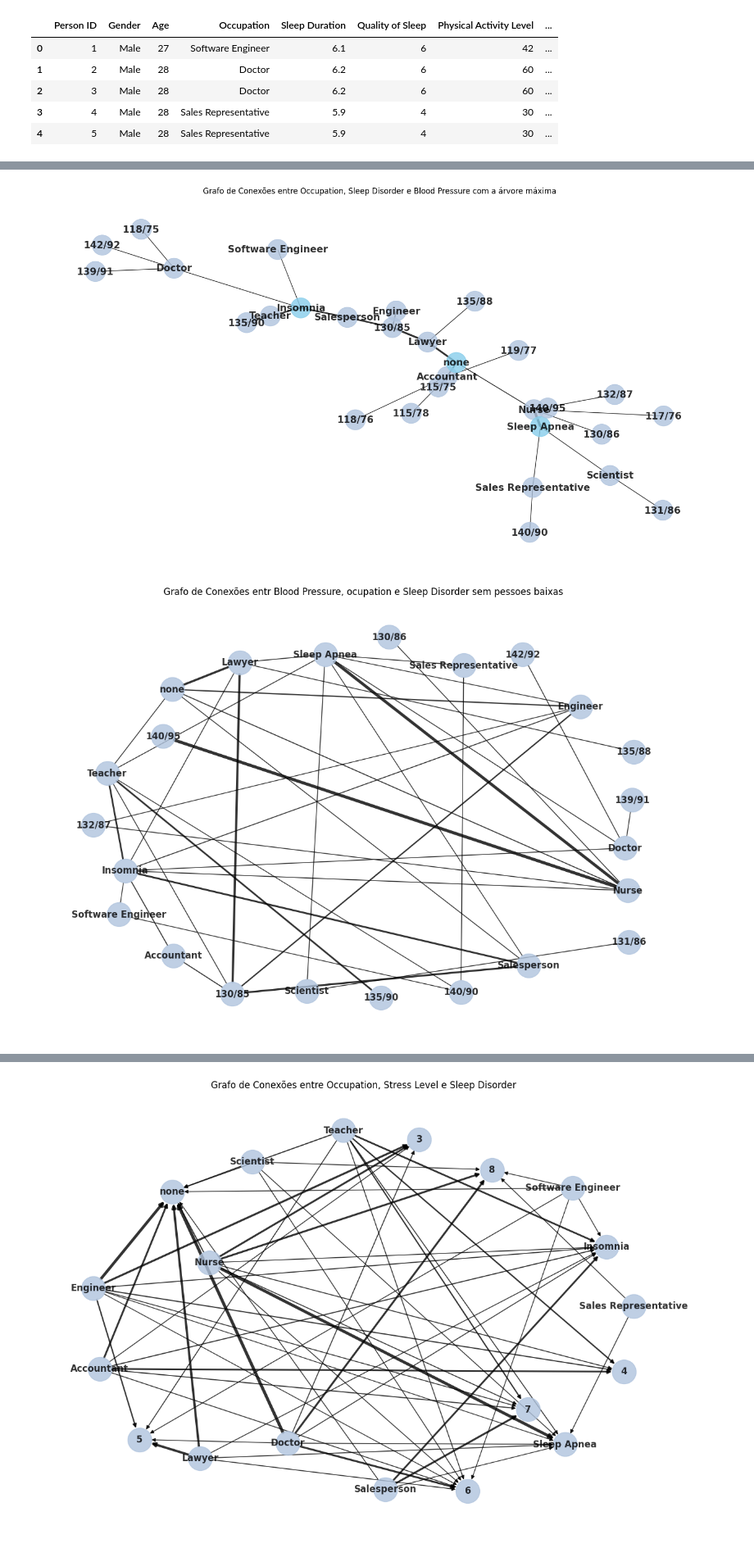
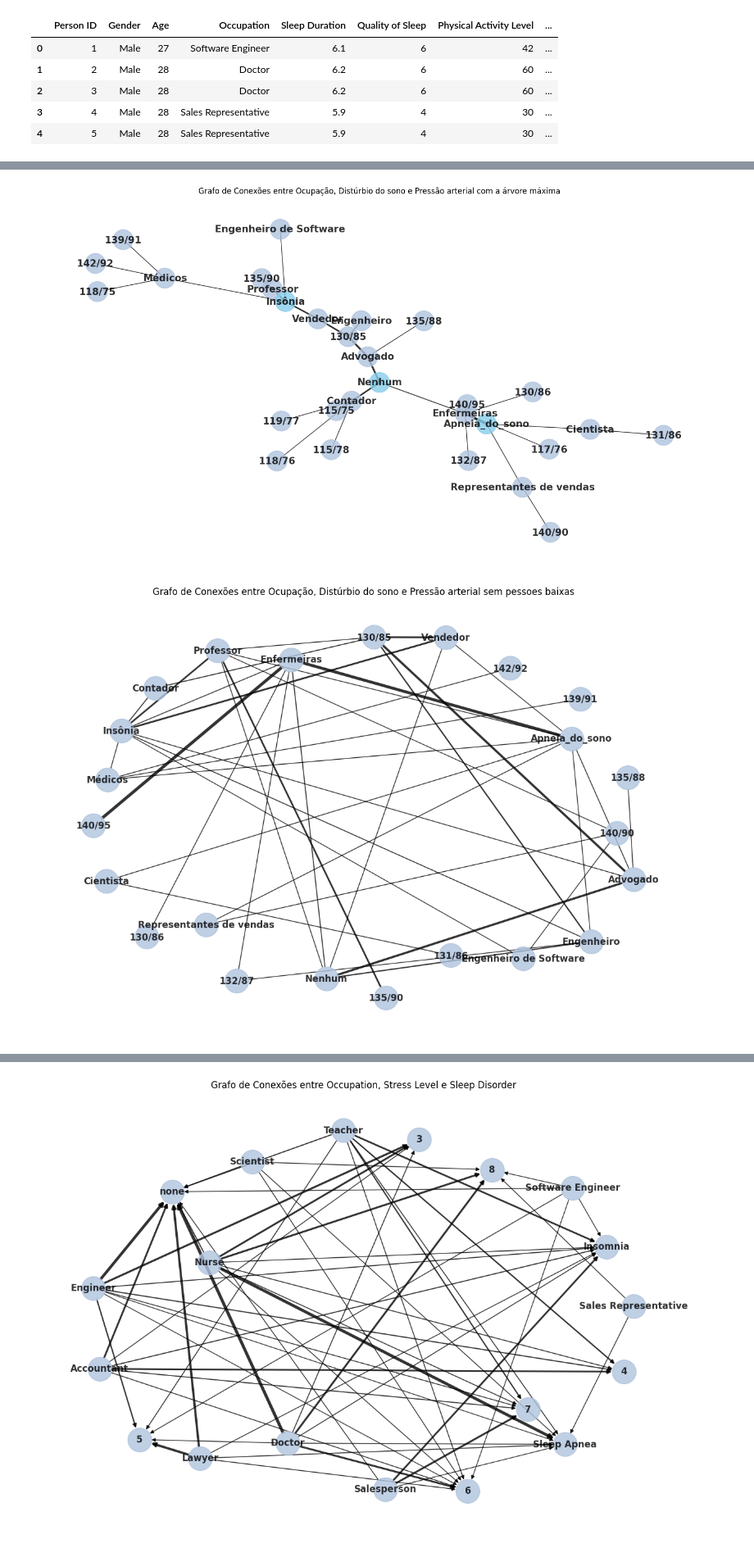
Before and after one commit to Letolsilva/AEDS-Graph-analysis-and-Sleep-disorders, a Jupyter notebook: grafos2.ipynb, the cells around one changed output, grey strips where cells are left out. Shown at 82% size. Drawn from its saved outputs; the diff is of its cells as text; code cells hidden in the pictures.

```diff
--- a/grafos2.ipynb
+++ b/grafos2.ipynb
@@ -161,40 +161,40 @@ edge_widths = edge_widths = calculate_edge_widths(tree)
 plt.figure(figsize=(15, 8))
 pos = nx.fruchterman_reingold_layout(tree, k=5)
 
-node_colors= ['skyblue' if node in ['Insomnia', 'Sleep Apnea', 'none'] else 'lightsteelblue' for node in tree.nodes()]
+node_colors= ['skyblue' if node in ['Insônia', 'Apneia_do_sono', 'Nenhum'] else 'lightsteelblue' for node in tree.nodes()]
 nx.draw(tree, with_labels=True, node_color=node_colors, node_size=1000, font_weight='bold', font_size=15, alpha=0.8, width=edge_widths, edge_color='black', font_color='black')
-plt.title('Grafo de Conexões entre Occupation, Sleep Disorder e Blood Pressure com a árvore máxima')
+plt.title('Grafo de Conexões entre Ocupação, Distúrbio do sono e Pressão arterial com a árvore máxima')
 plt.show()
 # %% [output]
-[figure, old version]
+[figure, new version]
 # %%
 #Grafo sem as pressoes baixas
 import networkx as nx
 import matplotlib.pyplot as plt
 
 file_path = 'Data/SemPressaoBaixa.csv'
 SemPressaoBaixa = pd.read_csv(file_path)
 grafoSemPressaoBaixa = nx.Graph()
 
 edges = list(zip(SemPressaoBaixa['Occupation'], SemPressaoBaixa['Sleep Disorder']))
 edges += list(zip(SemPressaoBaixa['Occupation'], SemPressaoBaixa['Blood Pressure']))
 
 grafoSemPressaoBaixa.add_nodes_from(SemPressaoBaixa['Occupation'])
 grafoSemPressaoBaixa.add_nodes_from(SemPressaoBaixa['Sleep Disorder'])
 grafoSemPressaoBaixa.add_nodes_from(SemPressaoBaixa['Blood Pressure'])
 
 add_edges_with_weights(grafoSemPressaoBaixa, edges)
 edge_widths = calculate_edge_widths(grafoSemPressaoBaixa)
 
 plt.figure(figsize=(12, 8))
 pos = nx.fruchterman_reingold_layout(grafoSemPressaoBaixa, k=10)
 nx.draw(grafoSemPressaoBaixa, pos, with_labels=True, node_size=1000, node_color='lightsteelblue', font_weight='bold', font_size=12, alpha=0.8,width=edge_widths, edge_color='black', arrows=True)
 #edge_labels = nx.get_edge_attributes(grafoSemPressaoBaixa, 'weight')
 #nx.draw_networkx_edge_labels(grafoSemPressaoBaixa, pos, edge_labels=edge_labels)
-plt.title('Grafo de Conexões entr Blood Pressure, ocupation e Sleep Disorder sem pessoes baixas')
+plt.title('Grafo de Conexões entre Ocupação, Distúrbio do sono e Pressão arterial sem pessoes baixas')
 plt.show()
 # %% [output]
-[figure, old version]
+[figure, new version]
 # %%
 #Árvore de abrangência máxima sem pressoes baixas
 grafoSemPressaoBaixaMST = nx.Graph()
```
Also changed, not shown: parts of 10 cells of this notebook, 4 other files.
